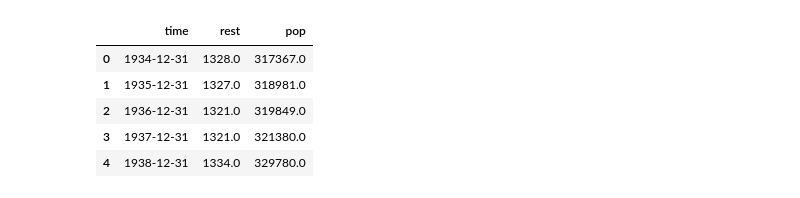
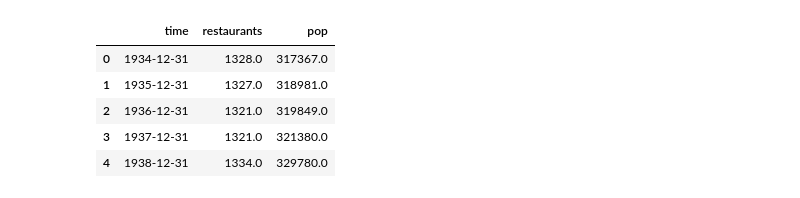
Before and after one commit to zazuko/notebooks, a Jupyter notebook: economy.ipynb, the cells around one changed output. Saved outputs shown, nothing was run; the diff lists cells and outputs as text; code cells hidden in the pictures.

```diff
--- a/economy.ipynb
+++ b/economy.ipynb
@@ -24,41 +20,41 @@ sparql.add_prefixes({
     "ssz": "<https://ld.stadt-zuerich.ch/statistics/>"
 })
 # %%
-# Restaurants per 10000 inhabitants
+# Number of restanraunts and inhabitants over time
 query = """
 SELECT *
 FROM <https://lindas.admin.ch/stadtzuerich/stat>
 WHERE {
     {
-    SELECT ?time (SUM(?ast) AS ?rest)
+    SELECT ?time (SUM(?ast) AS ?restaurants)
     WHERE {
       ssz:AST-BTA a cube:Cube;
                     cube:observationSet/cube:observation ?obs_rest.
       ?obs_rest property:TIME ?time ;
            property:RAUM <https://ld.stadt-zuerich.ch/statistics/code/R30000> ;
            property:BTA <https://ld.stadt-zuerich.ch/statistics/code/BTA5000> ;
            measure:AST ?ast .
     }
      GROUP BY ?time ?place
   }
   {
     SELECT ?time ?pop
     WHERE {
       ssz:BEW a cube:Cube;
                     cube:observationSet/cube:observation ?obs_pop.
       ?obs_pop property:TIME ?time ;
            property:RAUM <https://ld.stadt-zuerich.ch/statistics/code/R30000>;
            measure:BEW ?pop
     }
   }
 }
 ORDER BY ?time
 """
 
 df = sparql.send_query(query)
 df.head()
 # %% [output]
-|  | time | rest | pop |
+|  | time | restaurants | pop |
 | 0 | 1934-12-31 | 1328.0 | 317367.0 |
 | 1 | 1935-12-31 | 1327.0 | 318981.0 |
 | 2 | 1936-12-31 | 1321.0 | 319849.0 |
```
Also changed, not shown: parts of 12 cells of this notebook, 4 other files.
